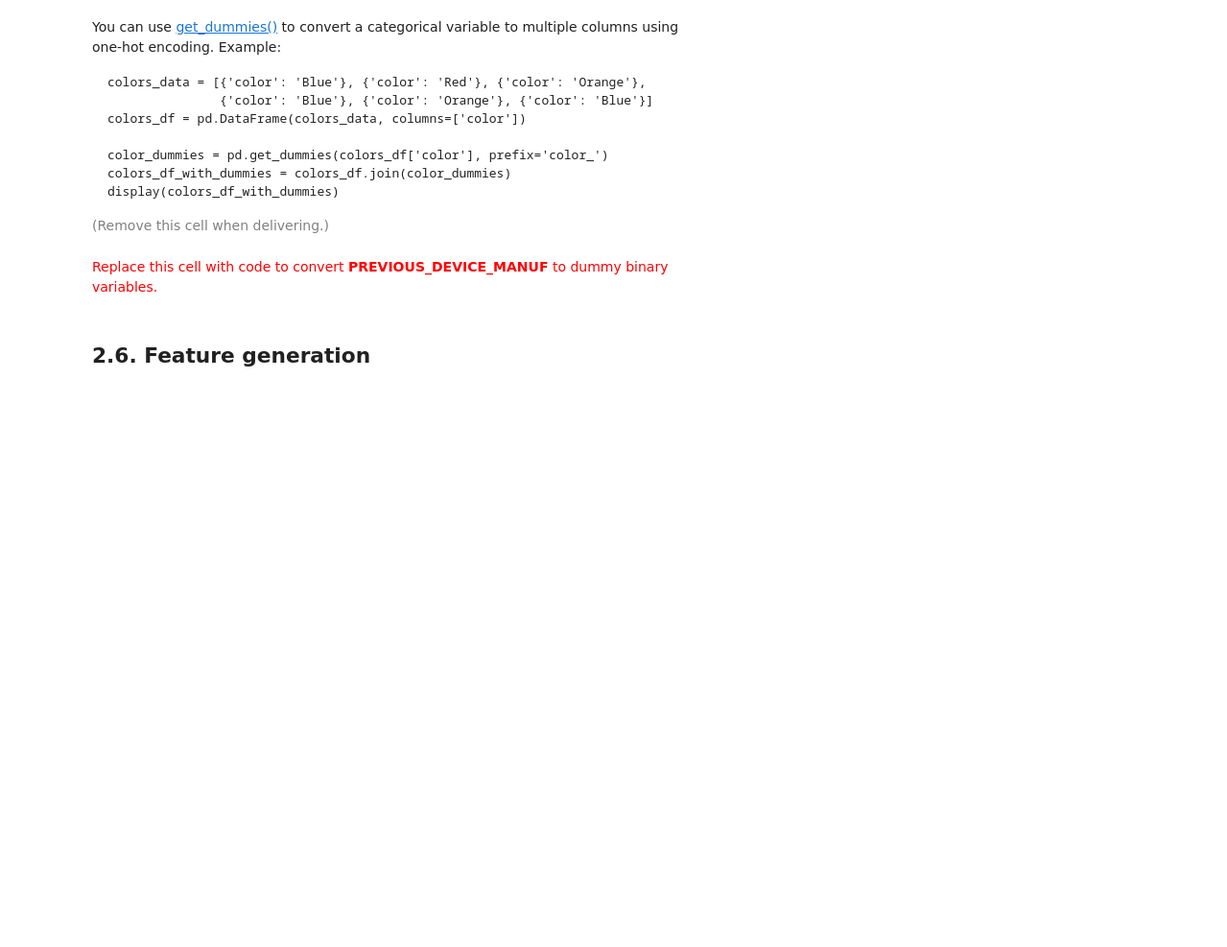
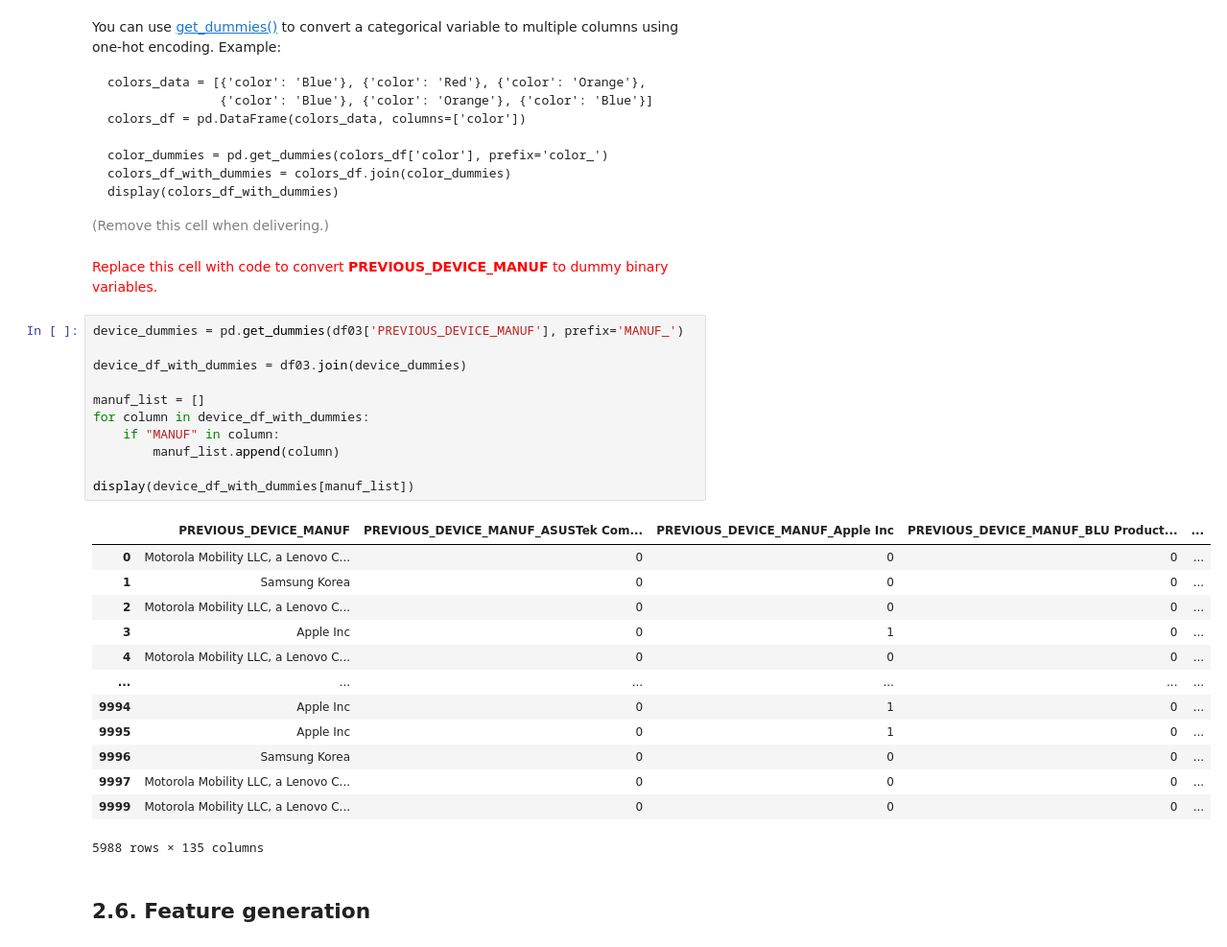
Before and after one commit to BernatQuintilla/data-mining-course, a Jupyter notebook: practicum/ps01_02/ps01_02_data_preparation.ipynb, the cells around one changed output. Shown: that part at 96% size. Drawn from its saved outputs; the diff is of its cells as text; blank space fills up the shorter version.

```diff
--- a/practicum/ps01_02/ps01_02_data_preparation.ipynb
+++ b/practicum/ps01_02/ps01_02_data_preparation.ipynb
@@ -651,6 +698,31 @@ display(colors_df_with_dummies)
 <font size="-1" color="gray">(Remove this cell when delivering.)</font>
 # %% [markdown]
 <font size="+1" color="red">Replace this cell with code to convert **PREVIOUS_DEVICE_MANUF** to dummy binary variables.</font>
+# %%
+device_dummies = pd.get_dummies(df03['PREVIOUS_DEVICE_MANUF'], prefix='MANUF_')
+
+device_df_with_dummies = df03.join(device_dummies)
+
+manuf_list = []
+for column in device_df_with_dummies:
+    if "MANUF" in column:
+        manuf_list.append(column)
+
+display(device_df_with_dummies[manuf_list])
+# %% [output]
+|  | PREVIOUS_DEVICE_MANUF | PREVIOUS_DEVICE_MANUF_ASUSTek Com... | PREVIOUS_DEVICE_MANUF_Apple Inc | PREVIOUS_DEVICE_MANUF_BLU Product... | ... |
+| 0 | Motorola Mobility LLC, a Lenovo C... | 0 | 0 | 0 | ... |
+| 1 | Samsung Korea | 0 | 0 | 0 | ... |
+| 2 | Motorola Mobility LLC, a Lenovo C... | 0 | 0 | 0 | ... |
+| 3 | Apple Inc | 0 | 1 | 0 | ... |
+| 4 | Motorola Mobility LLC, a Lenovo C... | 0 | 0 | 0 | ... |
+| ... | ... | ... | ... | ... | ... |
+| 9994 | Apple Inc | 0 | 1 | 0 | ... |
+| 9995 | Apple Inc | 0 | 1 | 0 | ... |
+| 9996 | Samsung Korea | 0 | 0 | 0 | ... |
+| 9997 | Motorola Mobility LLC, a Lenovo C... | 0 | 0 | 0 | ... |
+| 9999 | Motorola Mobility LLC, a Lenovo C... | 0 | 0 | 0 | ... |
+5988 rows × 135 columns
 # %% [markdown]
 ## 2.6. Feature generation
 # %% [markdown]
```
Also changed, not shown: parts of 6 cells of this notebook.
